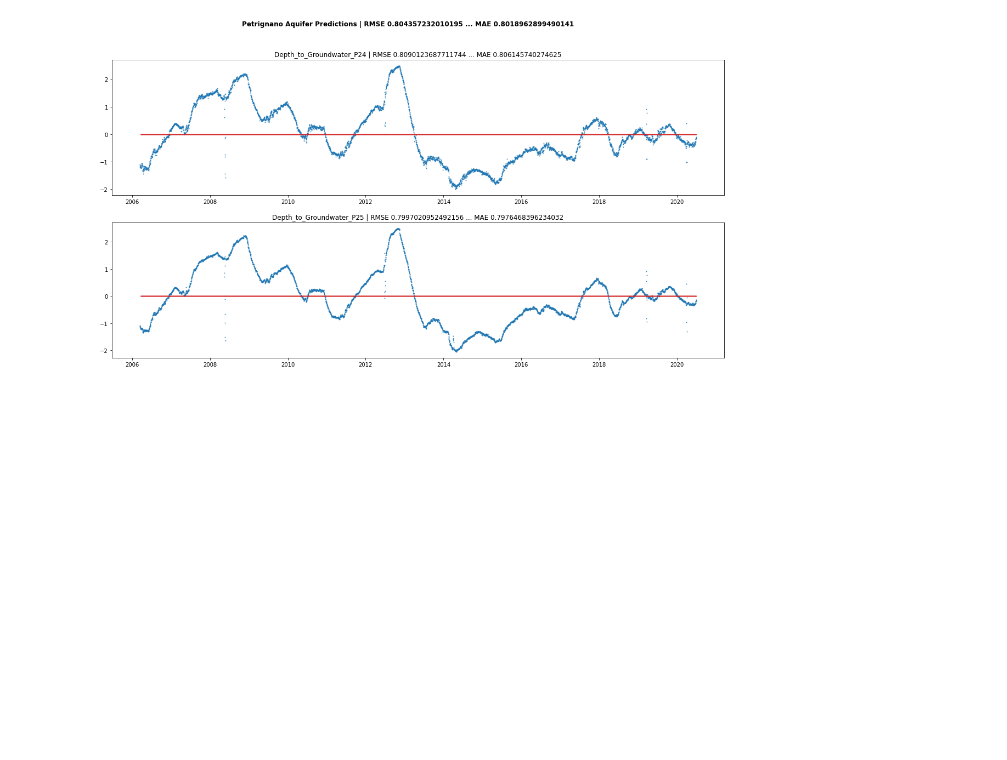
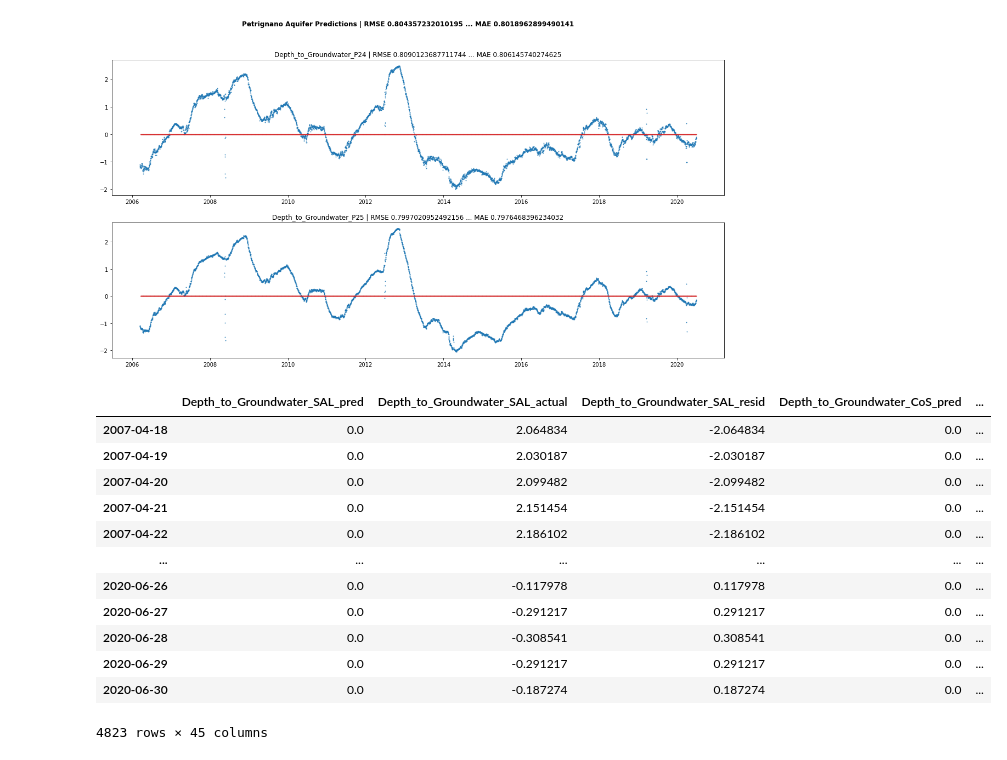
Before and after one commit to cshields143/acea_kaggle, a Jupyter notebook: notebooks/aquifer.ipynb, the cells around one changed output. Saved outputs shown, nothing was run; the diff lists cells and outputs as text; code cells hidden in the pictures; blank space fills up the shorter version.

Commit message:
Retool aquifer validation pipeline to save all the results

```diff
--- a/notebooks/aquifer.ipynb
+++ b/notebooks/aquifer.ipynb
@@ -195,10 +195,11 @@ class TimeSeriesValidation:
         self.y = y
         return self
 
-    def validate(self, m):
+    def validate(self, m_):
         for tr, tt in self.tscv.split(self.X, self.y):
             X_train, X_test = self.X.iloc[tr], self.X.iloc[tt]
             y_train, y_test = self.y.iloc[tr], self.y.iloc[tt]
+            m = m_()
             m.fit(X_train, y_train)
             y_pred = pd.DataFrame(
                 m.predict(y_test.shape[0]),
@@ -212,6 +213,7 @@ class TimeSeriesValidation:
                 'test': tt,
                 'model': m,
                 'predictions': y_pred,
+                'actuals': y_test,
                 'rmse': rmse,
                 'mae': mae
             })
@@ -259,7 +261,7 @@ class HeterogeneousValidation:
         for ad in ads:
             tsv = TimeSeriesValidation(d)
             tsv.split(ad.df[ad.X], ad.df[ad.y])
-            tsv.validate(m_())
+            tsv.validate(m_)
             self.tsvs.append(tsv)
 
     def verbose(self):
@@ -292,3 +294,43 @@ hv.verbose()
 [figure]
 [figure]
 [figure]
+# %%
+log = []
+for tsv in hv.tsvs:
+    log.append([])
+    for rec in tsv.log:
+        preds = rec['predictions']
+        acts = rec['actuals']
+        resids = preds.copy(deep=True)
+        for c in acts.columns:
+            resids[c] = preds[c] - acts[c]
+        results = dict()
+        for c in acts.columns:
+            results[f"{c}_pred"] = preds[c]
+            results[f"{c}_actual"] = acts[c]
+            results[f"{c}_resid"] = resids[c]
+        log[-1].append(pd.DataFrame(results, index=acts.index))
+# %%
+log_dfs = [pd.concat(recs) for recs in log]
+last = None
+for df in log_dfs:
+    if last is None:
+        last = df
+    else:
+        last = last.join(df)
+# %%
+last
+# %% [output]
+|  | Depth_to_Groundwater_SAL_pred | Depth_to_Groundwater_SAL_actual | Depth_to_Groundwater_SAL_resid | Depth_to_Groundwater_CoS_pred | ... |
+| 2007-04-18 | 0.0 | 2.064834 | -2.064834 | 0.0 | ... |
+| 2007-04-19 | 0.0 | 2.030187 | -2.030187 | 0.0 | ... |
+| 2007-04-20 | 0.0 | 2.099482 | -2.099482 | 0.0 | ... |
+| 2007-04-21 | 0.0 | 2.151454 | -2.151454 | 0.0 | ... |
+| 2007-04-22 | 0.0 | 2.186102 | -2.186102 | 0.0 | ... |
+| ... | ... | ... | ... | ... | ... |
+| 2020-06-26 | 0.0 | -0.117978 | 0.117978 | 0.0 | ... |
+| 2020-06-27 | 0.0 | -0.291217 | 0.291217 | 0.0 | ... |
+| 2020-06-28 | 0.0 | -0.308541 | 0.308541 | 0.0 | ... |
+| 2020-06-29 | 0.0 | -0.291217 | 0.291217 | 0.0 | ... |
+| 2020-06-30 | 0.0 | -0.187274 | 0.187274 | 0.0 | ... |
+4823 rows × 45 columns
```
Also changed, not shown: parts of 1 cell of this notebook.
